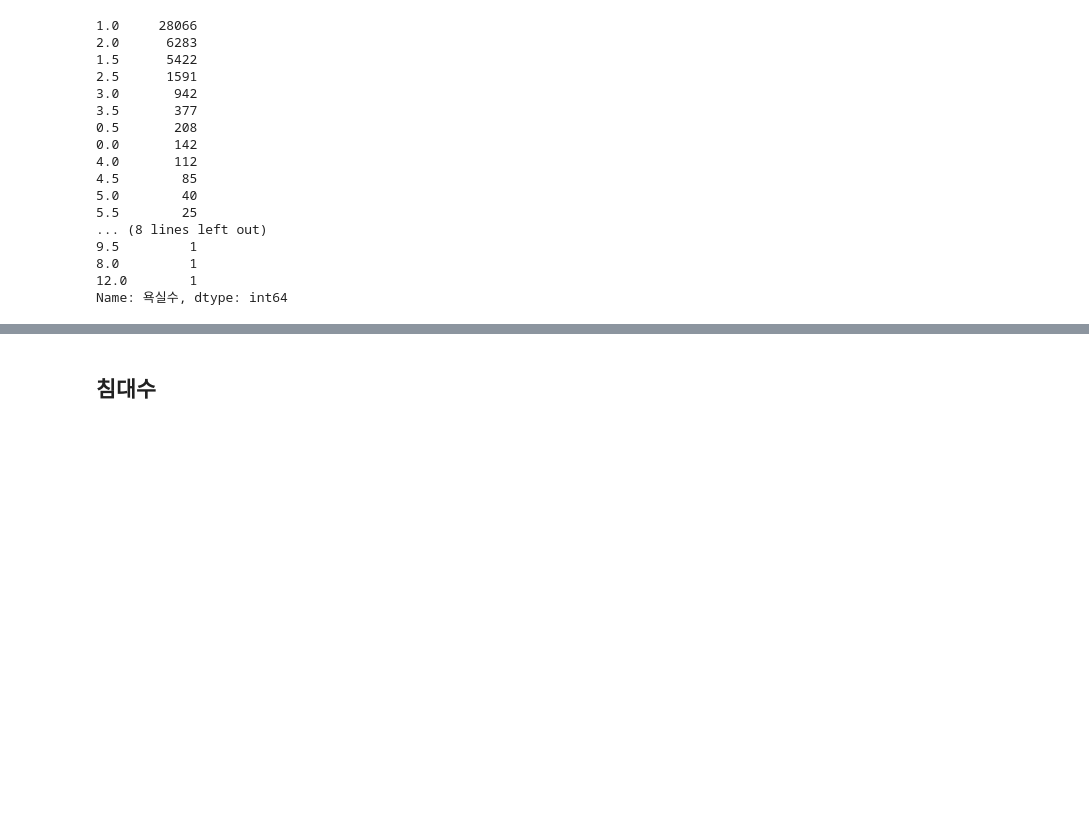
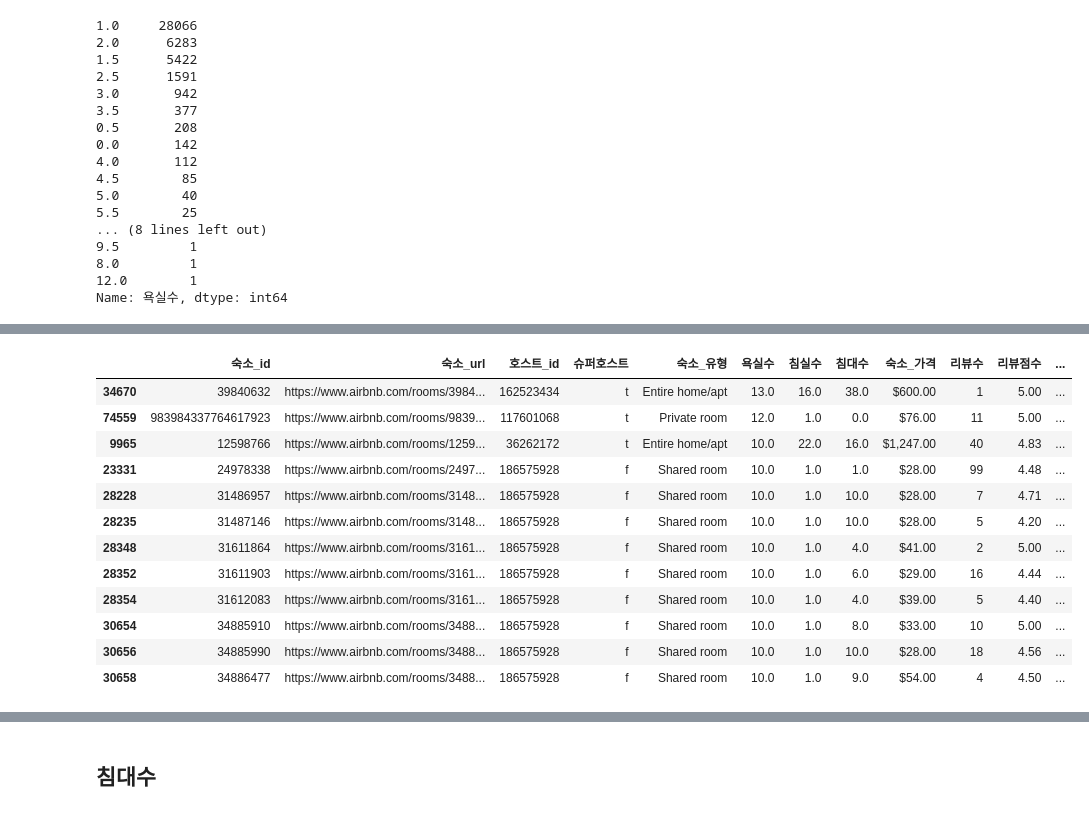
Before and after one commit to minseokpark6/WeeklyProject_Group3, a Jupyter notebook: Code/MinseokPark/가격_관계분석_런던.ipynb, the cells around one changed output, grey strips where cells are left out. Cells and saved outputs as stored; diff of their text form; code cells hidden in the pictures; blank space fills up the shorter version.

```diff
--- a/Code/MinseokPark/가격_관계분석_런던.ipynb
+++ b/Code/MinseokPark/가격_관계분석_런던.ipynb
@@ -733,0 +745,23 @@ fig.show()
+# %%
+# 조건 설정 : 욕실 수 10개 이상
+condition_bathroom_outlier = london_url['욕실수'] >= 10
+
+# 조회할 컬럼 >> 결측치를 제거하면서 제거된 컬럼인지 확인도 해야함
+col = ['숙소_id', '숙소_url', '호스트_id', '슈퍼호스트', '숙소_유형', '욕실수', '침실수', '침대수', '숙소_가격','리뷰수', '리뷰점수', '숙소_정확성_리뷰점수', '숙소_청결도_리뷰점수', '숙소_체크인_리뷰점수', '숙소_소통_리뷰점수', '숙소_위치_리뷰점수', '숙소_가격_리뷰점수']
+
+# 데이터 조회
+london_url[col][condition_bathroom_outlier].sort_values(by='욕실수', ascending=False)
+# %% [output]
+|  | 숙소_id | 숙소_url | 호스트_id | 슈퍼호스트 | 숙소_유형 | 욕실수 | 침실수 | 침대수 | 숙소_가격 | 리뷰수 | 리뷰점수 | ... |
+| 34670 | 39840632 | https://www.airbnb.com/rooms/3984... | 162523434 | t | Entire home/apt | 13.0 | 16.0 | 38.0 | $600.00 | 1 | 5.00 | ... |
+| 74559 | 983984337764617923 | https://www.airbnb.com/rooms/9839... | 117601068 | t | Private room | 12.0 | 1.0 | 0.0 | $76.00 | 11 | 5.00 | ... |
+| 9965 | 12598766 | https://www.airbnb.com/rooms/1259... | 36262172 | t | Entire home/apt | 10.0 | 22.0 | 16.0 | $1,247.00 | 40 | 4.83 | ... |
+| 23331 | 24978338 | https://www.airbnb.com/rooms/2497... | 186575928 | f | Shared room | 10.0 | 1.0 | 1.0 | $28.00 | 99 | 4.48 | ... |
+| 28228 | 31486957 | https://www.airbnb.com/rooms/3148... | 186575928 | f | Shared room | 10.0 | 1.0 | 10.0 | $28.00 | 7 | 4.71 | ... |
+| 28235 | 31487146 | https://www.airbnb.com/rooms/3148... | 186575928 | f | Shared room | 10.0 | 1.0 | 10.0 | $28.00 | 5 | 4.20 | ... |
+| 28348 | 31611864 | https://www.airbnb.com/rooms/3161... | 186575928 | f | Shared room | 10.0 | 1.0 | 4.0 | $41.00 | 2 | 5.00 | ... |
+| 28352 | 31611903 | https://www.airbnb.com/rooms/3161... | 186575928 | f | Shared room | 10.0 | 1.0 | 6.0 | $29.00 | 16 | 4.44 | ... |
+| 28354 | 31612083 | https://www.airbnb.com/rooms/3161... | 186575928 | f | Shared room | 10.0 | 1.0 | 4.0 | $39.00 | 5 | 4.40 | ... |
+| 30654 | 34885910 | https://www.airbnb.com/rooms/3488... | 186575928 | f | Shared room | 10.0 | 1.0 | 8.0 | $33.00 | 10 | 5.00 | ... |
+| 30656 | 34885990 | https://www.airbnb.com/rooms/3488... | 186575928 | f | Shared room | 10.0 | 1.0 | 10.0 | $28.00 | 18 | 4.56 | ... |
+| 30658 | 34886477 | https://www.airbnb.com/rooms/3488... | 186575928 | f | Shared room | 10.0 | 1.0 | 9.0 | $54.00 | 4 | 4.50 | ... |
```
Also changed, not shown: parts of 8 cells of this notebook.
